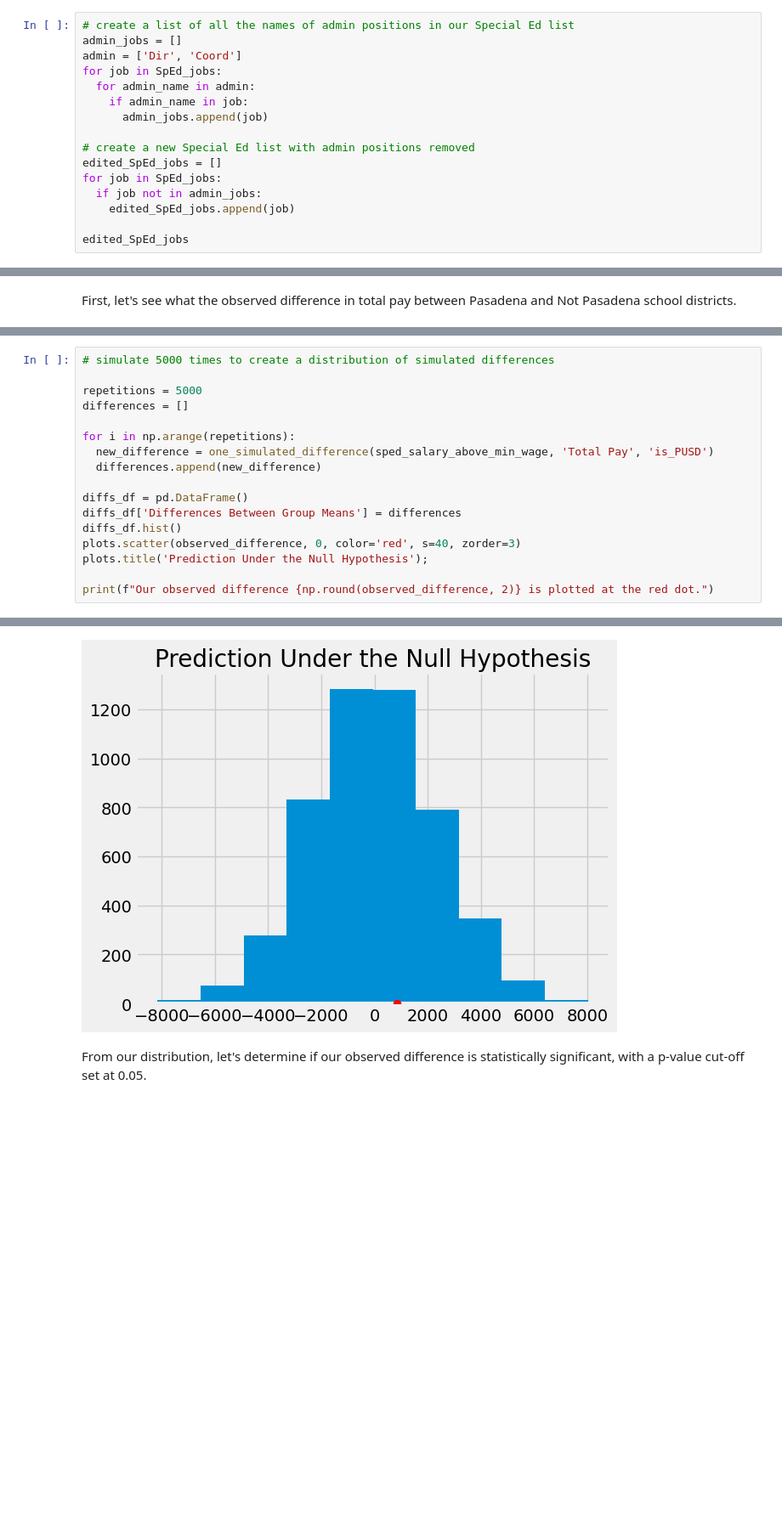
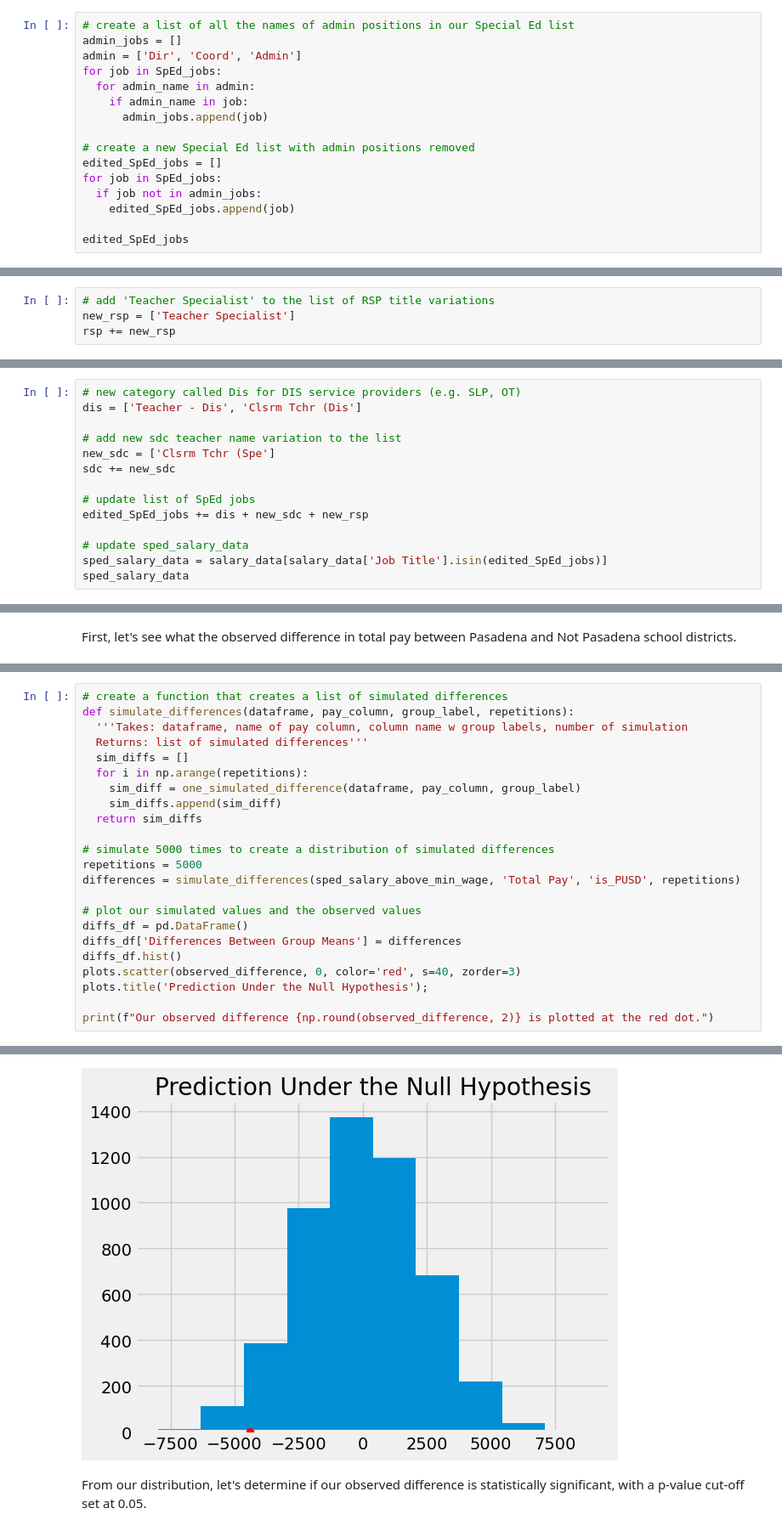
Before and after one commit to melliejelly/SpEd-salary-analysis, a Jupyter notebook: analysis.ipynb, the cells around one changed output, grey strips where cells are left out. Shown at 85% size. Cells and saved outputs as stored; diff of their text form; blank space fills up the shorter version.

```diff
--- a/analysis.ipynb
+++ b/analysis.ipynb
@@ -175,7 +177,7 @@ After looking through the list of title variations for Special Education profess
 # %%
 # create a list of all the names of admin positions in our Special Ed list
 admin_jobs = []
-admin = ['Dir', 'Coord']
+admin = ['Dir', 'Coord', 'Admin']
 for job in SpEd_jobs:
   for admin_name in admin:
     if admin_name in job:
@@ -225,0 +327,4 @@ sped_salary_data
+# %%
+# add 'Teacher Specialist' to the list of RSP title variations
+new_rsp = ['Teacher Specialist']
+rsp += new_rsp
@@ -225,0 +507,14 @@ sped_salary_data
+# %%
+# new category called Dis for DIS service providers (e.g. SLP, OT)
+dis = ['Teacher - Dis', 'Clsrm Tchr (Dis']
+
+# add new sdc teacher name variation to the list
+new_sdc = ['Clsrm Tchr (Spe']
+sdc += new_sdc
+
+# update list of SpEd jobs
+edited_SpEd_jobs += dis + new_sdc + new_rsp
+
+# update sped_salary_data
+sped_salary_data = salary_data[salary_data['Job Title'].isin(edited_SpEd_jobs)]
+sped_salary_data
@@ -339,13 +716,19 @@ one_simulated_difference(sped_salary_above_min_wage, 'Total Pay', 'is_PUSD')
 # %%
+# create a function that creates a list of simulated differences
+def simulate_differences(dataframe, pay_column, group_label, repetitions):
+  '''Takes: dataframe, name of pay column, column name w group labels, number of simulation
+  Returns: list of simulated differences'''
+  sim_diffs = []
+  for i in np.arange(repetitions):
+    sim_diff = one_simulated_difference(dataframe, pay_column, group_label)
+    sim_diffs.append(sim_diff)
+  return sim_diffs
+
 # simulate 5000 times to create a distribution of simulated differences
+repetitions = 5000
+differences = simulate_differences(sped_salary_above_min_wage, 'Total Pay', 'is_PUSD', repetitions)
 
-repetitions = 5000
-differences = []
-
-for i in np.arange(repetitions):
-  new_difference = one_simulated_difference(sped_salary_above_min_wage, 'Total Pay', 'is_PUSD')
-  differences.append(new_difference)
-
+# plot our simulated values and the observed values
 diffs_df = pd.DataFrame()
 diffs_df['Differences Between Group Means'] = differences
 diffs_df.hist()
@@ -358,3 +741,3 @@ Our observed difference 854.02 is plotted at the red dot.
-[figure, old version]
+[figure, new version]
 # %% [markdown]
 From our distribution, let's determine if our observed difference is statistically significant, with a p-value cut-off set at 0.05.
```
Also changed, not shown: parts of 73 cells of this notebook.
